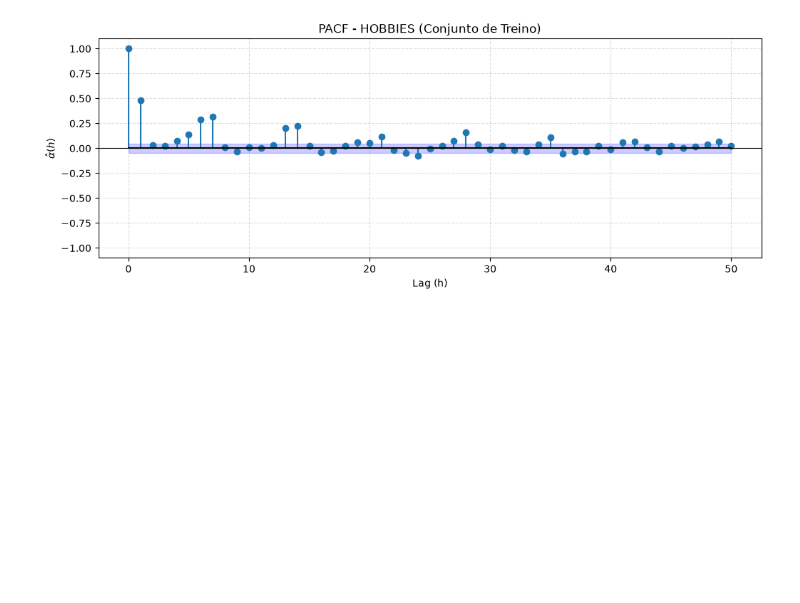
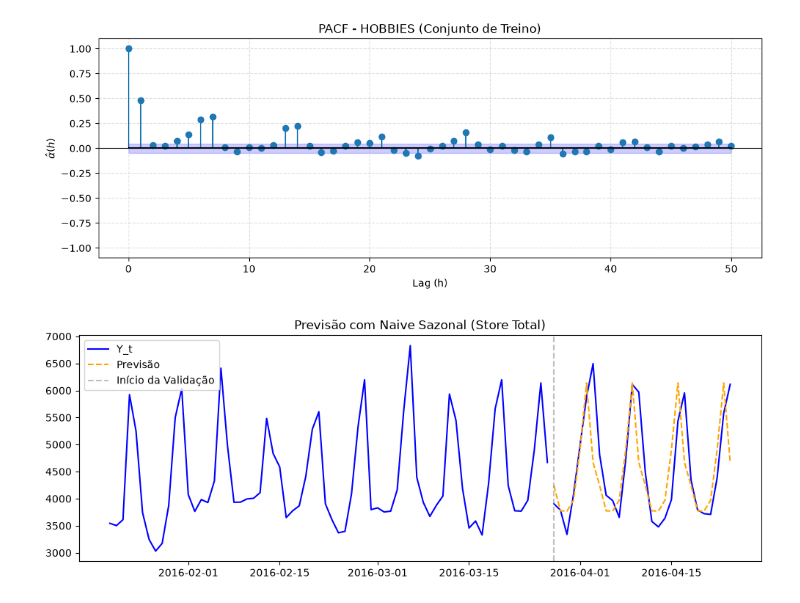
Before and after one commit to mistercapote/time-series-a2-2026, a Jupyter notebook: main.ipynb, the cells around one changed output. Saved outputs shown, nothing was run; the diff lists cells and outputs as text; code cells hidden in the pictures; blank space fills up the shorter version.

Commit message:
feat: implementação do Naive Sazonal

```diff
--- a/main.ipynb
+++ b/main.ipynb
@@ -144,3 +145,20 @@ viz.grafico_PACF(
 # %% [output]
 [figure]
 [figure]
+# %%
+# Previsão com Naive Sazonal - Store Total
+Y_prev_total = models.naive_sazonal(train_data["store_total"], m=7, n=len(validation_data))
+
+viz.grafico_temporal_com_previsao(
+    train_data["store_total"],
+    train_data["date"],
+    validation_data["store_total"],
+    validation_data["date"],
+    Y_prev_total,
+    validation_data["date"],
+    titulo="Previsão com Naive Sazonal (Store Total)",
+    data_inicio="2016-01-20",
+    data_fim=None,
+)
+# %% [output]
+[figure, added]
```
Also changed, not shown: parts of 9 cells of this notebook, 3 other files.
